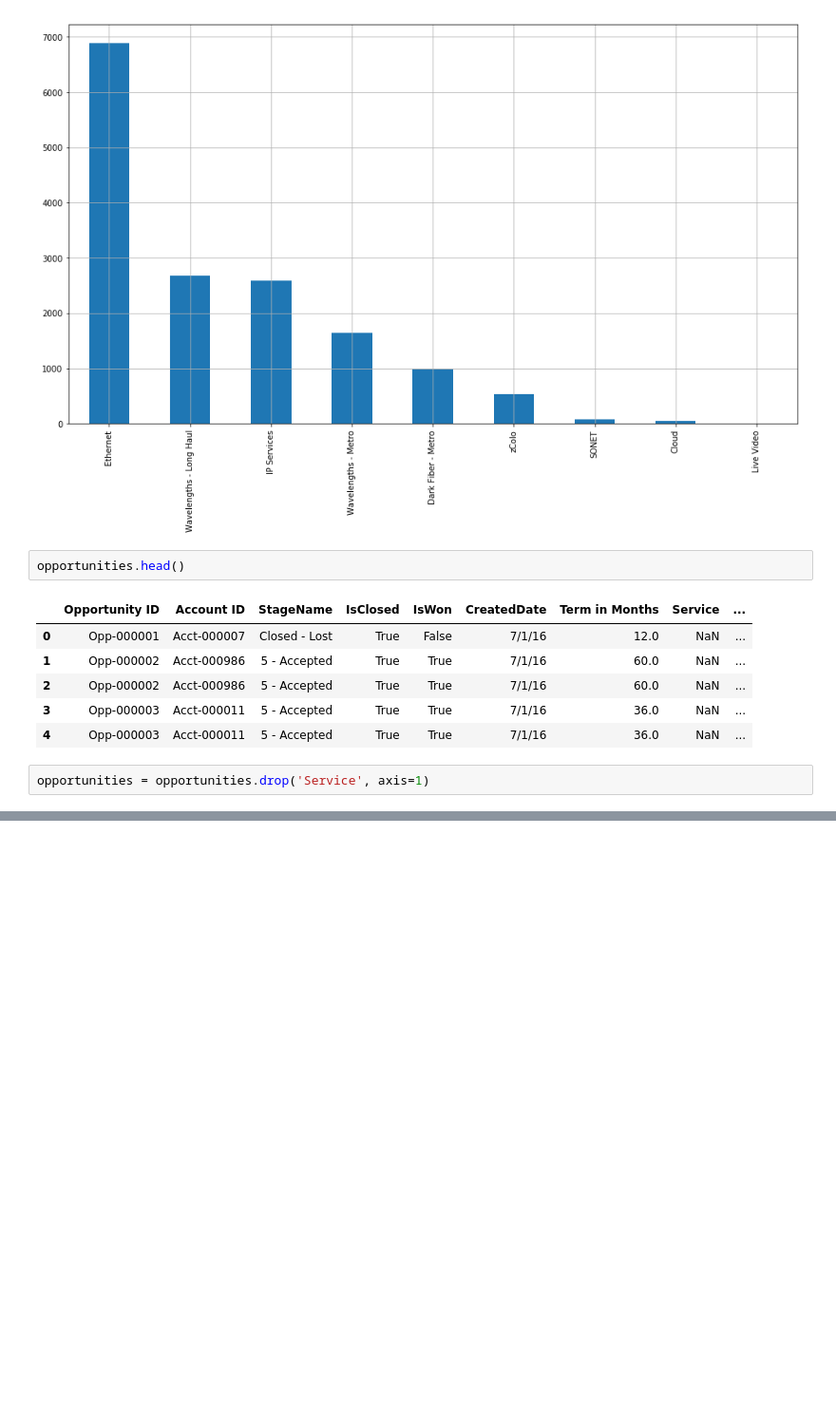
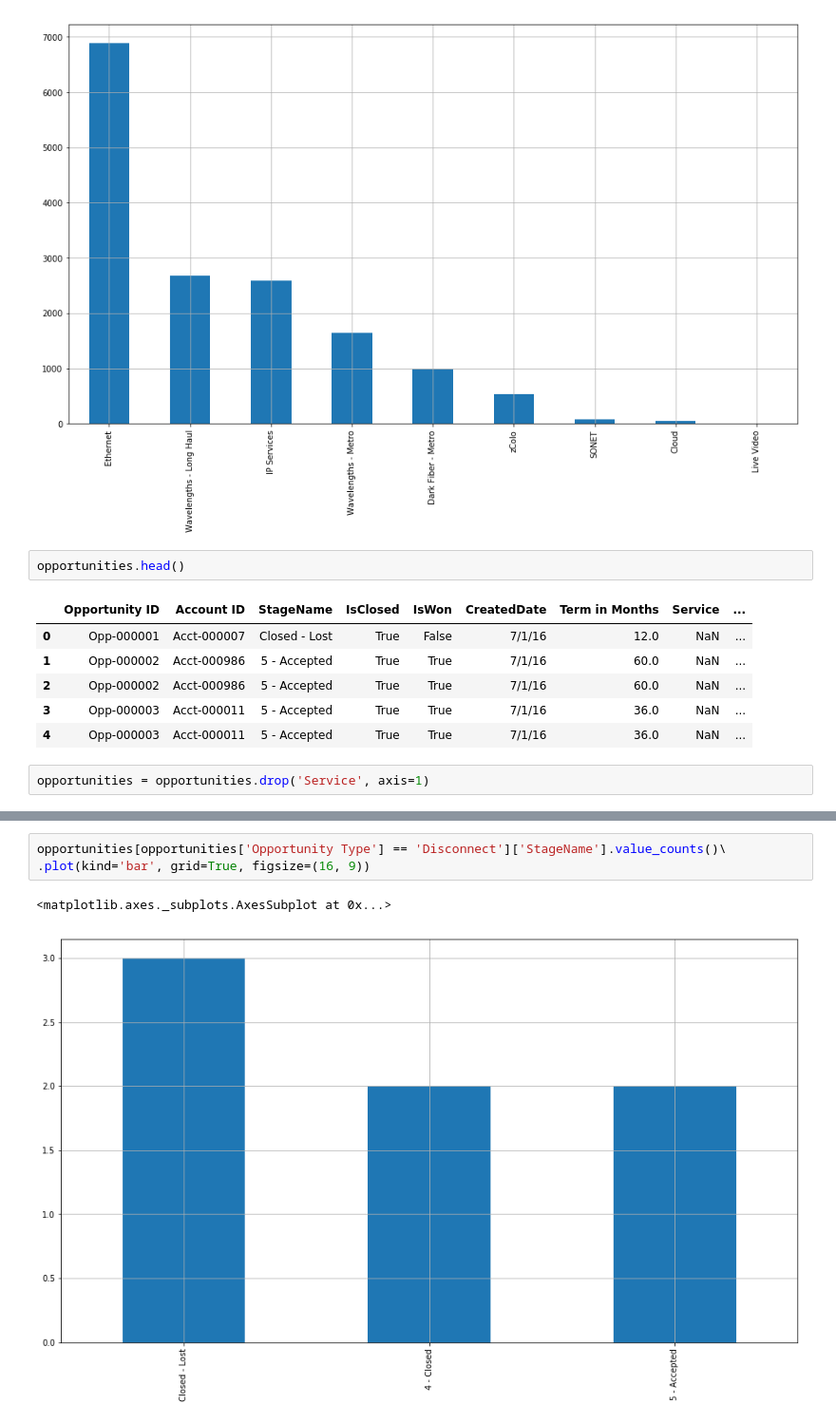
Before and after one commit to INFO-4602-5602/project1-swashbucklers, a Jupyter notebook: data-exploration.ipynb, the cells around one changed output, grey strips where cells are left out. Shown: that part at 95% size. Saved outputs shown, nothing was run; the diff lists cells and outputs as text; blank space fills up the shorter version.

```diff
--- a/data-exploration.ipynb
+++ b/data-exploration.ipynb
@@ -78,0 +83,6 @@ opportunities[opportunities['Opportunity Type'] == 'New Service']['Product Group
+# %%
+opportunities[opportunities['Opportunity Type'] == 'Disconnect']['StageName'].value_counts()\
+.plot(kind='bar', grid=True, figsize=(16, 9))
+# %% [output]
+<matplotlib.axes._subplots.AxesSubplot at 0x...>
+[figure, added]
```
Also changed, not shown: parts of 3 cells of this notebook.
